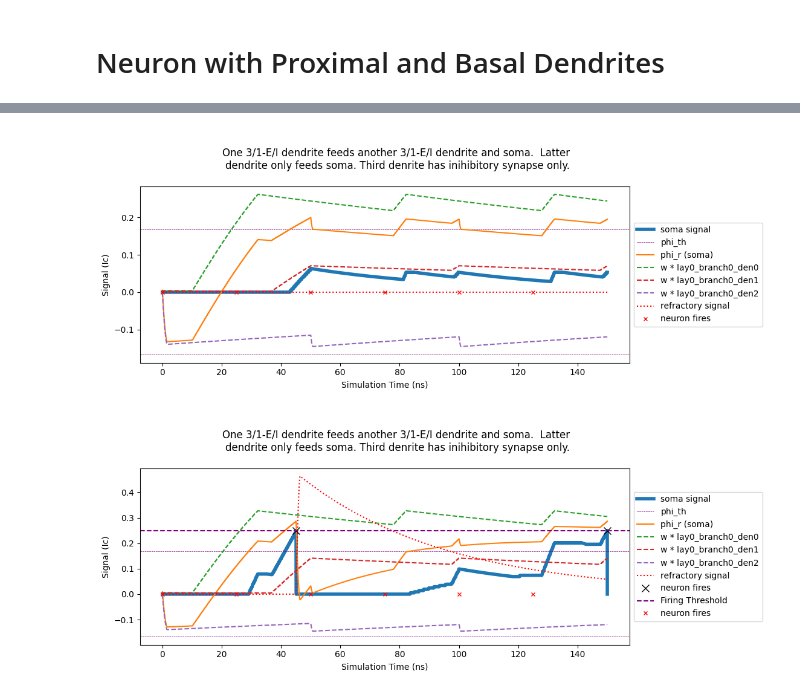
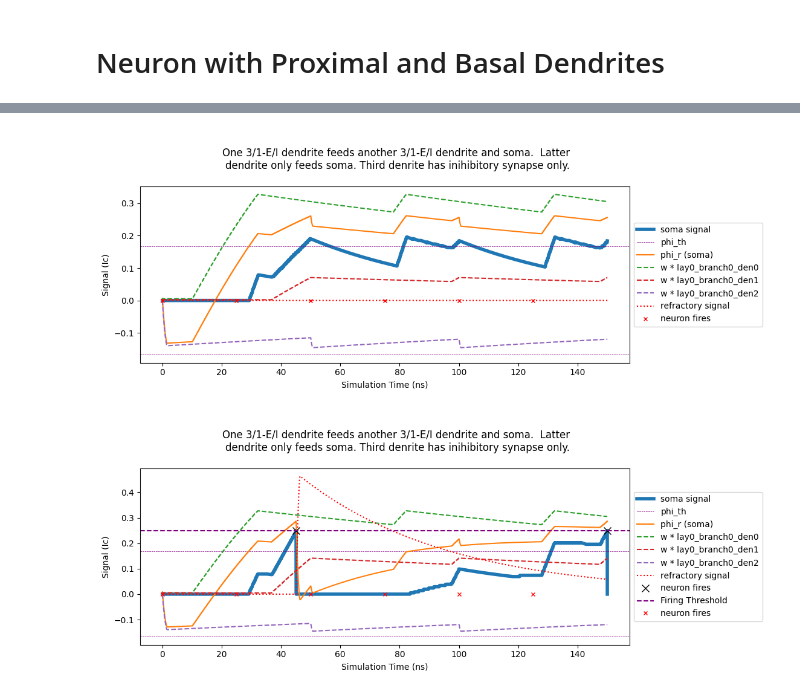
Before and after one commit to ryangitsit/sim_soens, a Jupyter notebook: library_tour.ipynb, the cells around one changed output, grey strips where cells are left out. Drawn from its saved outputs; the diff is of its cells as text; code cells hidden in the pictures.

```diff
--- a/library_tour.ipynb
+++ b/library_tour.ipynb
@@ -563,37 +563,35 @@ syn_struct = [
             [
                 [[0]],
                 [[0,0,-1]]
             ],
         ]
-W = [[[.4,.25,-.25]]]
+W = [[[.5,.25,-.25]]]
 
 proximal_basal = NeuralZoo(type='custom',synaptic_structure=syn_struct,weights=W,s_th=1)
 
 # adding the lateral dendritic connection
 proximal_basal.dendrites[1][0][1].add_input(proximal_basal.dendrites[1][0][0], connection_strength=.5)
 
 proximal_basal.synapses[0][1][0][0].add_input(input.signals[0])
 proximal_basal.synapses[1][1][0][0].add_input(input.signals[0])
 proximal_basal.synapses[2][1][0][0].add_input(input.signals[0])
 proximal_basal.synapses[3][1][0][0].add_input(input.signals[0])
 
 proximal_basal.synapses[4][1][0][1].add_input(input.signals[0])
 proximal_basal.synapses[5][1][0][1].add_input(input.signals[0])
 proximal_basal.synapses[6][1][0][1].add_input(input.signals[0])
 proximal_basal.synapses[7][1][0][1].add_input(input.signals[0])
 
 proximal_basal.synapses[8][1][0][2].add_input(input.signals[0])
 
 net = network(sim=True,dt=.01,tf=150,nodes=[proximal_basal])
 title = '''
         One 3/1-E/I dendrite feeds another 3/1-E/I dendrite and soma.  Latter
         dendrite only feeds soma. Third denrite has inihibitory synapse only.
         '''
 proximal_basal.plot_neuron_activity(net,title=title,input=input,phir=True,weighting=True)
-
-# QUESTION: Why variable synaptic delay
 # %% [output]
-[figure, old version]
+[figure, new version]
 # %%
 proximal_basal = NeuralZoo(type='proximal_basal',s_th=0.25)
 proximal_basal.uniform_input(input)
```
Also changed, not shown: 2 other files.
